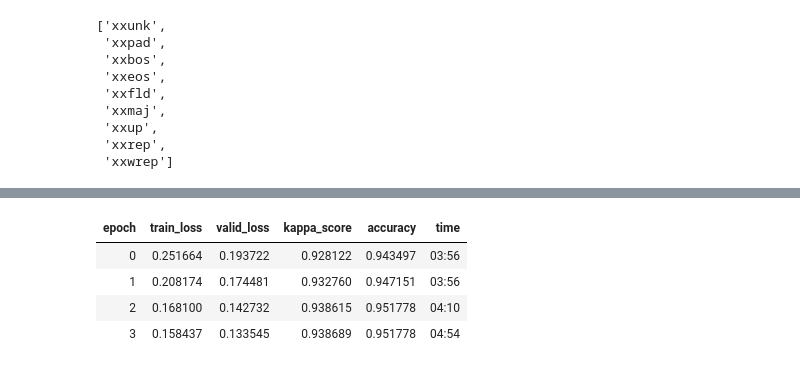
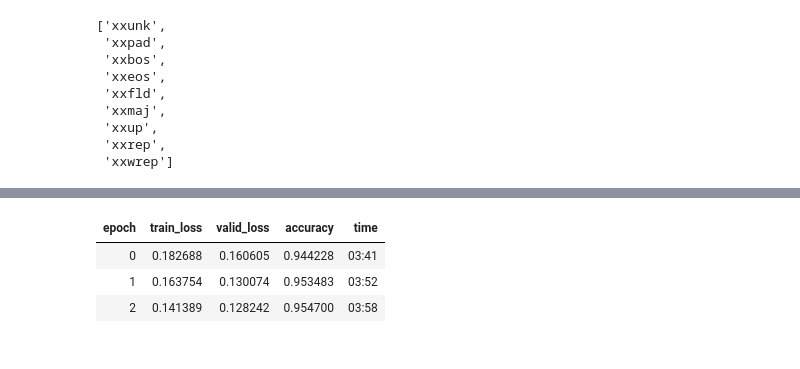
Before and after one commit to Shubhamjain27/nlp-for-telugu, a Jupyter notebook: classification/Telugu_Classification_Model.ipynb, the cells around one changed output, grey strips where cells are left out. Drawn from its saved outputs; the diff is of its cells as text; code cells hidden in the pictures.

```diff
--- a/classification/Telugu_Classification_Model.ipynb
+++ b/classification/Telugu_Classification_Model.ipynb
@@ -221,14 +209,13 @@ LR Finder is complete, type {learner_name}.recorder.plot() to see the graph.
 # %%
 kappa = KappaScore()
-learn.metrics = [kappa, accuracy]
+learn.metrics = [accuracy]
 # %%
 torch.cuda.empty_cache()
 # %%
-learn.fit_one_cycle(4, 1e-2, moms=(0.8,0.7))
+learn.fit_one_cycle(3, 1e-2, moms=(0.8,0.7))
 learn.save('first_cls', with_opt=True)
 # %% [output]
-| epoch | train_loss | valid_loss | kappa_score | accuracy | time |
-| 0 | 0.251664 | 0.193722 | 0.928122 | 0.943497 | 03:56 |
-| 1 | 0.208174 | 0.174481 | 0.932760 | 0.947151 | 03:56 |
-| 2 | 0.168100 | 0.142732 | 0.938615 | 0.951778 | 04:10 |
-| 3 | 0.158437 | 0.133545 | 0.938689 | 0.951778 | 04:54 |
+| epoch | train_loss | valid_loss | accuracy | time |
+| 0 | 0.182688 | 0.160605 | 0.944228 | 03:41 |
+| 1 | 0.163754 | 0.130074 | 0.953483 | 03:52 |
+| 2 | 0.141389 | 0.128242 | 0.954700 | 03:58 |
```
Also changed, not shown: parts of 21 cells of this notebook, 8 other files.
